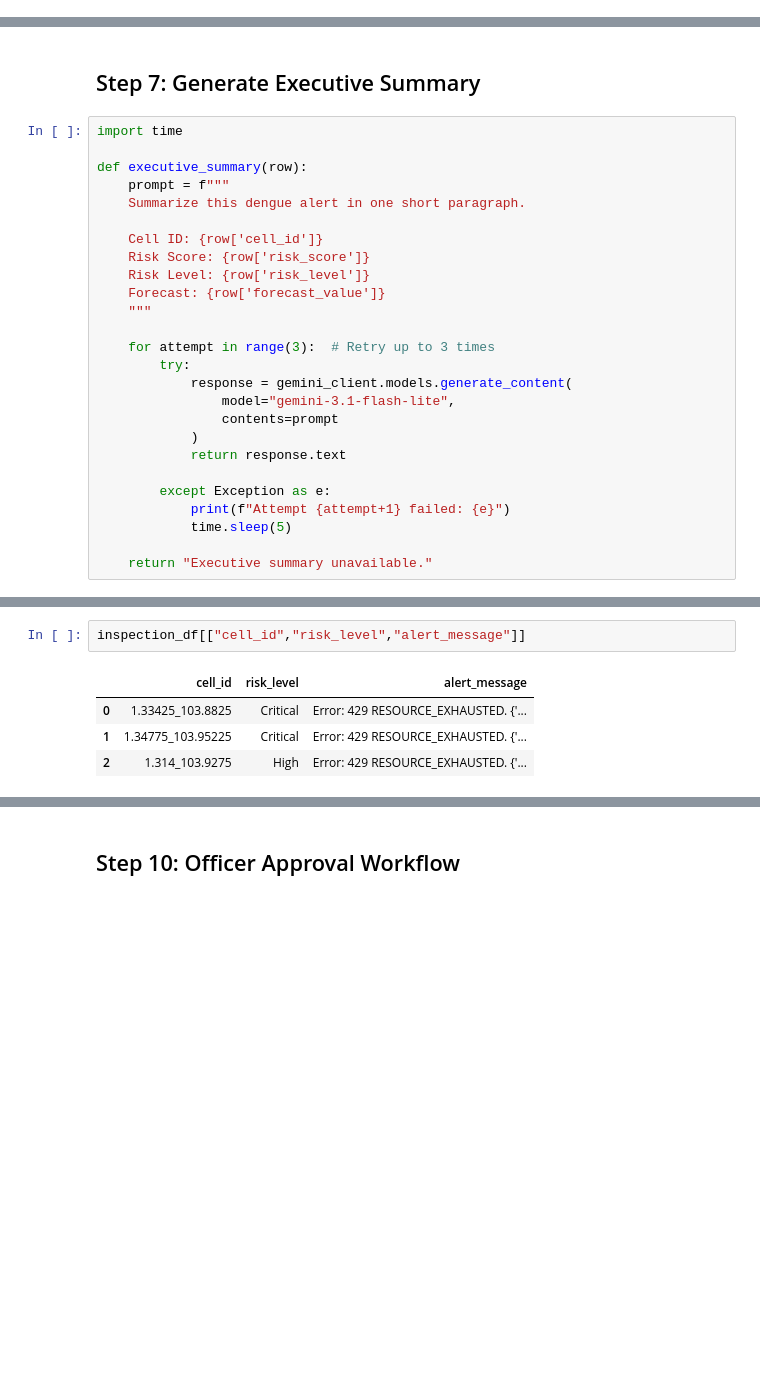
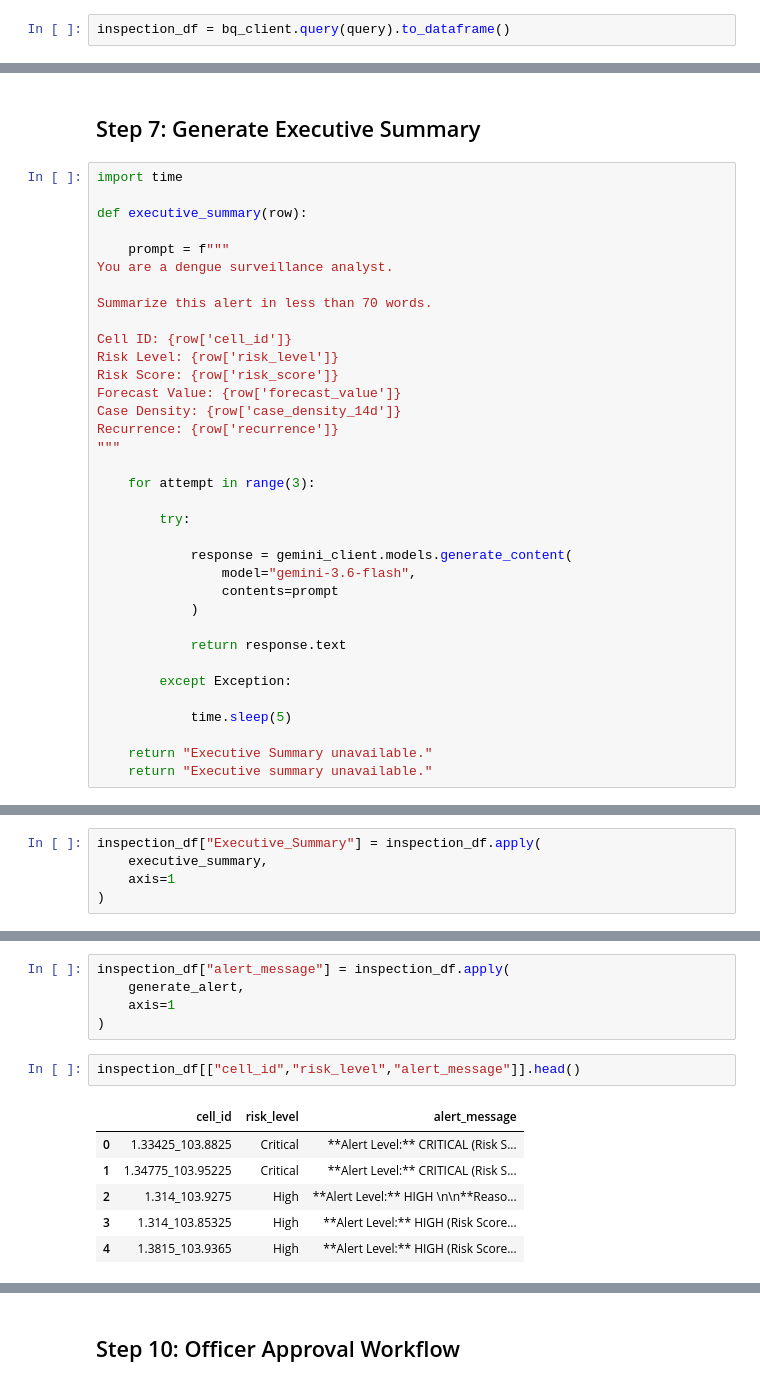
Before and after one commit to edmundzen/dengue-early-warning, a Jupyter notebook: member4_gemini.ipynb, the cells around one changed output, grey strips where cells are left out. Drawn from its saved outputs; the diff is of its cells as text; blank space fills up the shorter version.

```diff
--- a/member4_gemini.ipynb
+++ b/member4_gemini.ipynb
@@ -92,3 +125,5 @@ Loaded 7 alerts
+# %%
+inspection_df = bq_client.query(query).to_dataframe()
 # %%
 inspection_df.head()
 # %% [output]
@@ -174,25 +224,34 @@ Keep the recommendations practical and concise.
 import time
 
 def executive_summary(row):
+
     prompt = f"""
-    Summarize this dengue alert in one short paragraph.
+You are a dengue surveillance analyst.
 
-    Cell ID: {row['cell_id']}
-    Risk Score: {row['risk_score']}
-    Risk Level: {row['risk_level']}
-    Forecast: {row['forecast_value']}
-    """
+Summarize this alert in less than 70 words.
 
-    for attempt in range(3):  # Retry up to 3 times
+Cell ID: {row['cell_id']}
+Risk Level: {row['risk_level']}
+Risk Score: {row['risk_score']}
+Forecast Value: {row['forecast_value']}
+Case Density: {row['case_density_14d']}
+Recurrence: {row['recurrence']}
+"""
+
+    for attempt in range(3):
+
         try:
+
             response = gemini_client.models.generate_content(
-                model="gemini-3.1-flash-lite",
+                model="gemini-3.6-flash",
                 contents=prompt
             )
+
             return response.text
 
-        except Exception as e:
-            print(f"Attempt {attempt+1} failed: {e}")
+        except Exception:
+
             time.sleep(5)
 
+    return "Executive Summary unavailable."
     return "Executive summary unavailable."
@@ -198,0 +262,5 @@ def executive_summary(row):
+# %%
+inspection_df["Executive_Summary"] = inspection_df.apply(
+    executive_summary,
+    axis=1
+)
@@ -229,8 +316,15 @@ Recommended Actions:
         return f"Error: {e}"
+# %%
+inspection_df["alert_message"] = inspection_df.apply(
+    generate_alert,
+    axis=1
+)
 # %%
-inspection_df[["cell_id","risk_level","alert_message"]]
+inspection_df[["cell_id","risk_level","alert_message"]].head()
 # %% [output]
 |  | cell_id | risk_level | alert_message |
-| 0 | 1.33425_103.8825 | Critical | Error: 429 RESOURCE_EXHAUSTED. {'... |
-| 1 | 1.34775_103.95225 | Critical | Error: 429 RESOURCE_EXHAUSTED. {'... |
-| 2 | 1.314_103.9275 | High | Error: 429 RESOURCE_EXHAUSTED. {'... |
+| 0 | 1.33425_103.8825 | Critical | **Alert Level:** CRITICAL (Risk S... |
+| 1 | 1.34775_103.95225 | Critical | **Alert Level:** CRITICAL (Risk S... |
+| 2 | 1.314_103.9275 | High | **Alert Level:** HIGH \n\n**Reaso... |
+| 3 | 1.314_103.85325 | High | **Alert Level:** HIGH (Risk Score... |
+| 4 | 1.3815_103.9365 | High | **Alert Level:** HIGH (Risk Score... |
```
Also changed, not shown: parts of 72 cells of this notebook.
